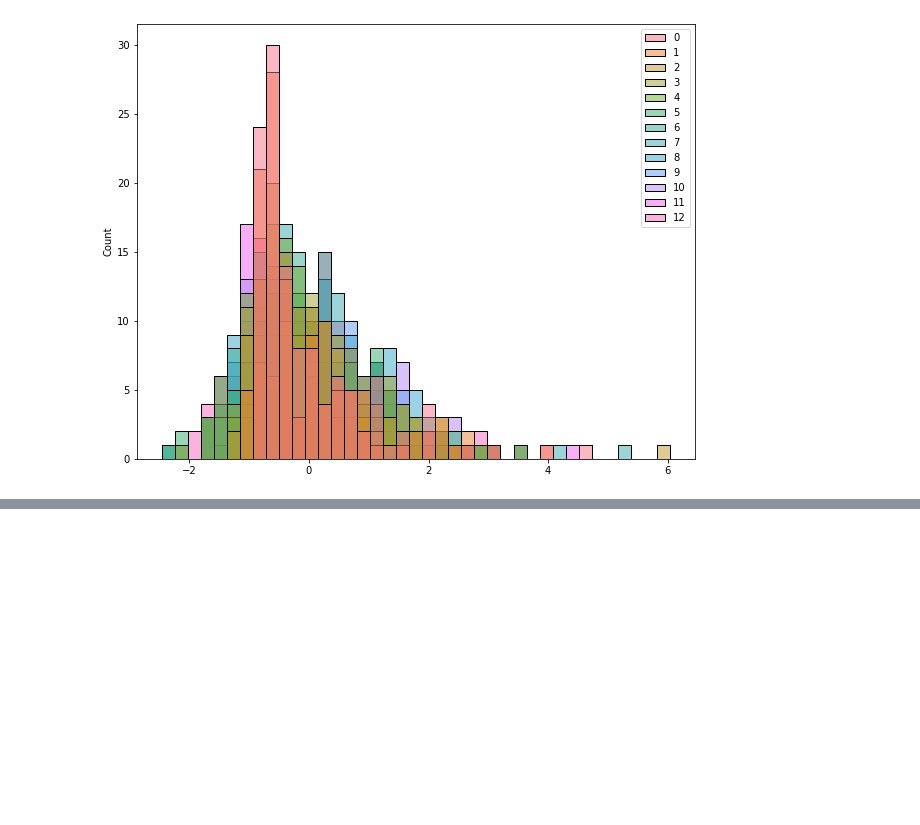
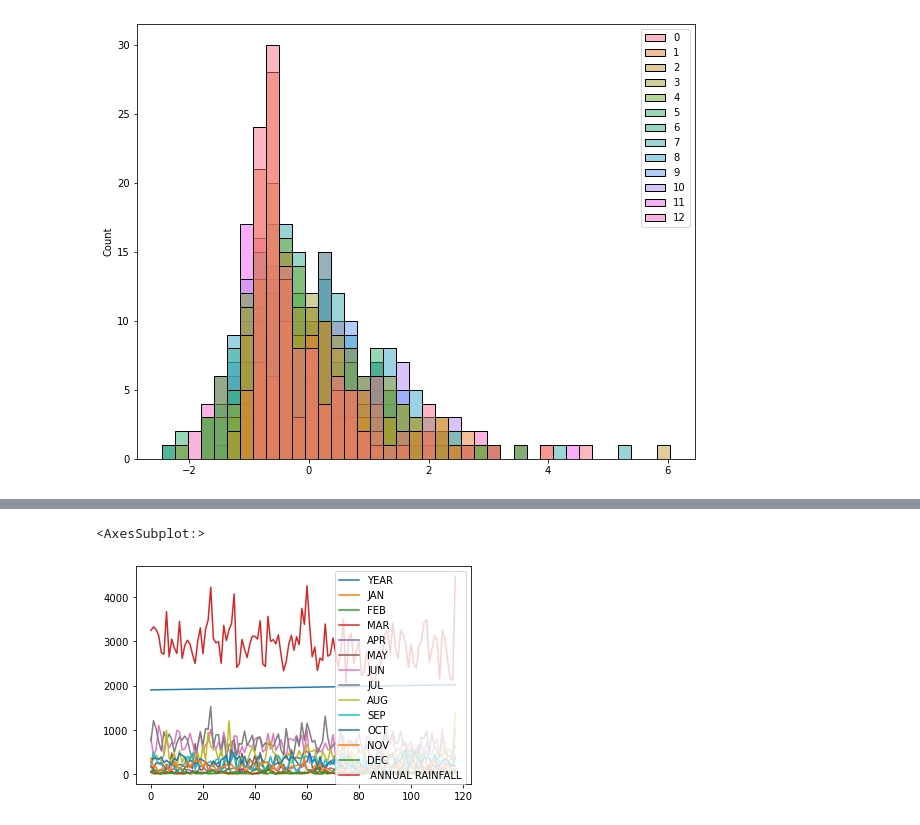
Before and after one commit to swapnendu31/Machine-Learning, a Jupyter notebook: ML_flood/ML-FLOOD.ipynb, the cells around one changed output, grey strips where cells are left out. Saved outputs shown, nothing was run; the diff lists cells and outputs as text; code cells hidden in the pictures; blank space fills up the shorter version.

```diff
--- a/ML_flood/ML-FLOOD.ipynb
+++ b/ML_flood/ML-FLOOD.ipynb
@@ -213,0 +214,5 @@ plt.plot(pred)
+# %%
+ds.plot()
+# %% [output]
+<AxesSubplot:>
+[figure, added]
```
Also changed, not shown: parts of 14 cells of this notebook.
